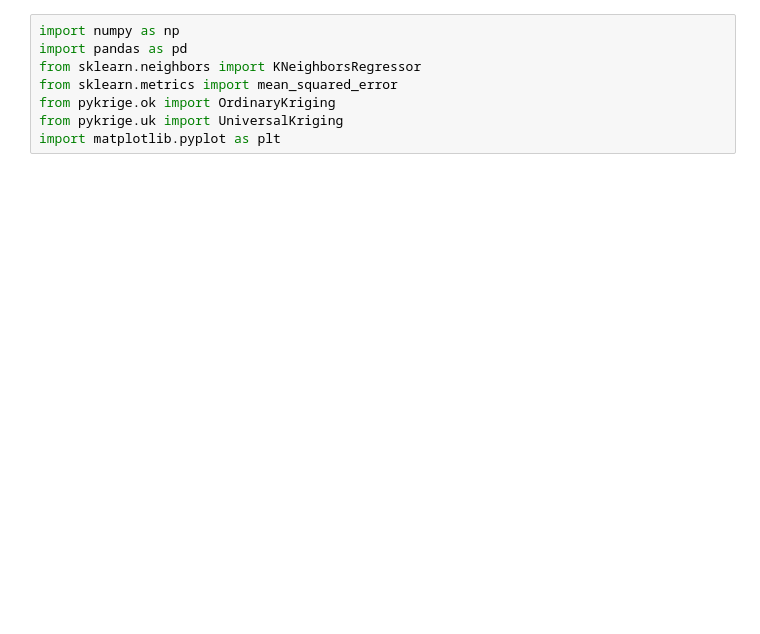
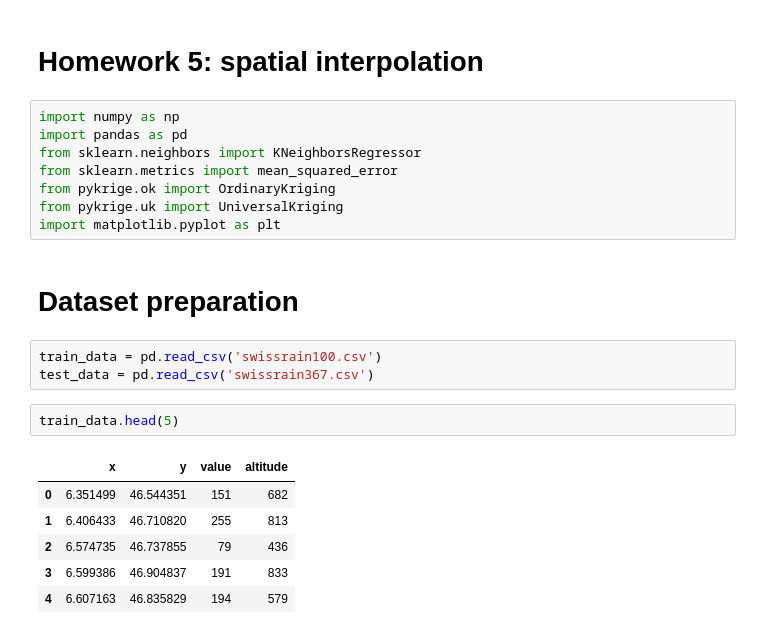
Before and after one commit to wojtas000/SMiB, a Jupyter notebook: Homework5/homework5.ipynb, the cells around one changed output. Drawn from its saved outputs; the diff is of its cells as text; blank space fills up the shorter version.

Commit message:
homework5 update

```diff
--- a/Homework5/homework5.ipynb
+++ b/Homework5/homework5.ipynb
@@ -1,3 +1,5 @@
+# %% [markdown]
+# Homework 5: spatial interpolation
 # %%
 import numpy as np
 import pandas as pd
@@ -6,3 +8,17 @@ from sklearn.metrics import mean_squared_error
 from pykrige.ok import OrdinaryKriging
 from pykrige.uk import UniversalKriging
 import matplotlib.pyplot as plt
+# %% [markdown]
+# Dataset preparation
+# %%
+train_data = pd.read_csv('swissrain100.csv')
+test_data = pd.read_csv('swissrain367.csv')
+# %%
+train_data.head(5)
+# %% [output]
+|  | x | y | value | altitude |
+| 0 | 6.351499 | 46.544351 | 151 | 682 |
+| 1 | 6.406433 | 46.710820 | 255 | 813 |
+| 2 | 6.574735 | 46.737855 | 79 | 436 |
+| 3 | 6.599386 | 46.904837 | 191 | 833 |
+| 4 | 6.607163 | 46.835829 | 194 | 579 |
```
Also changed, not shown: parts of 26 cells of this notebook.
